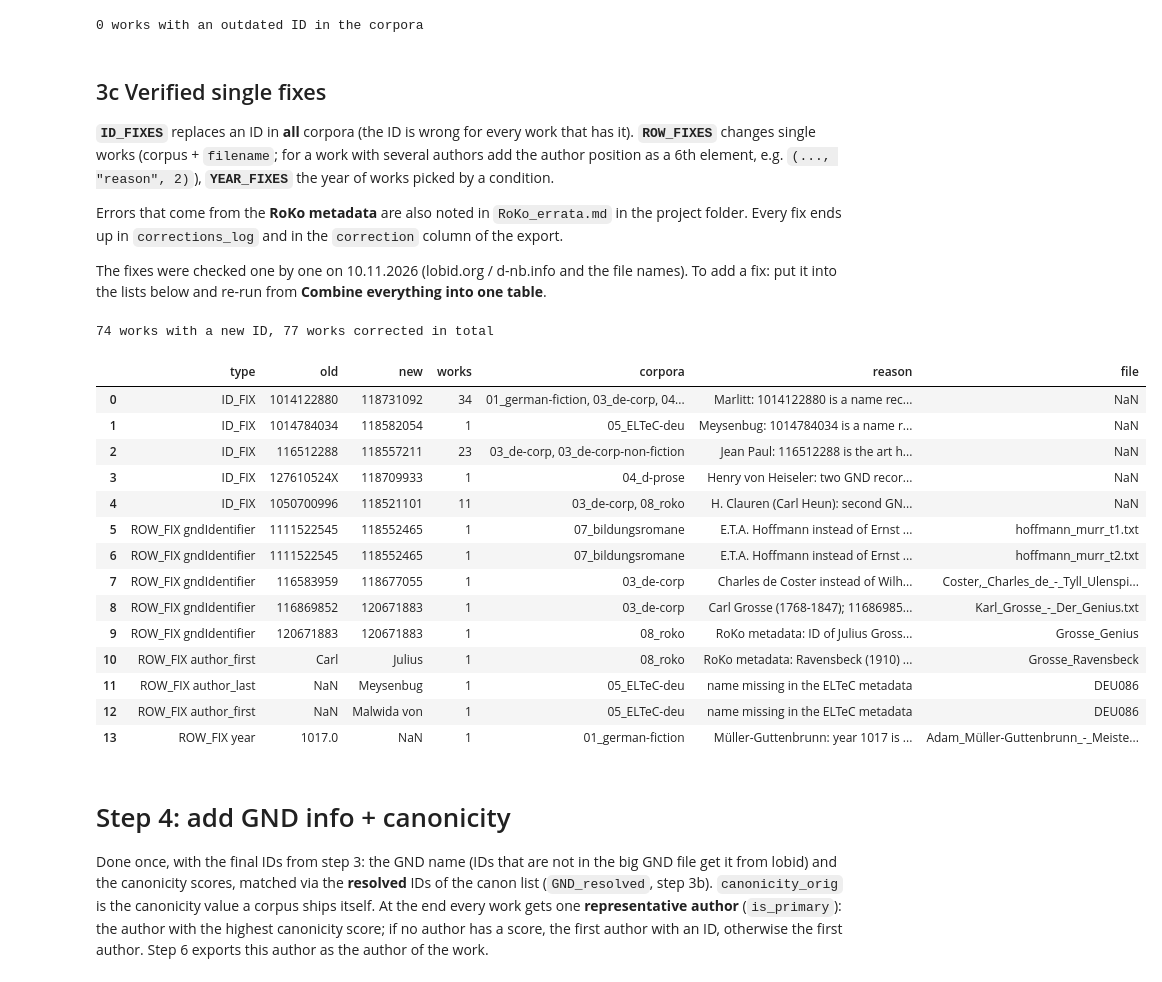
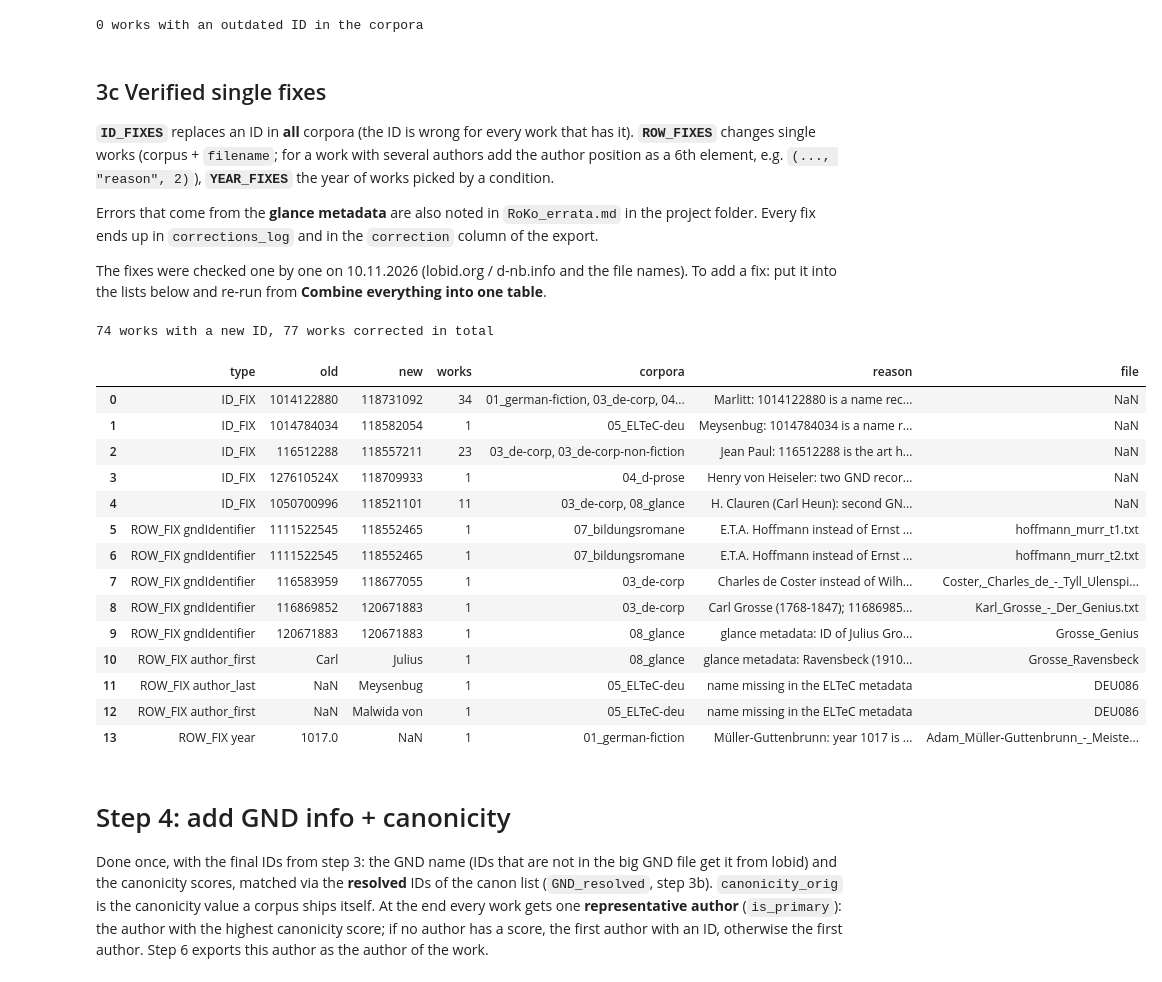
Before and after one commit to MertenKroencke/corpora_and_canonicity, a Jupyter notebook: code/gnd_pipeline.ipynb, the cells around one changed output. Cells and saved outputs as stored; diff of their text form; code cells hidden in the pictures.

Commit message:
update glance corpus name, added figure notebook and figures

```diff
--- a/code/gnd_pipeline.ipynb
+++ b/code/gnd_pipeline.ipynb
@@ -205,7 +205,7 @@ LEADING_PARTICLES = {"von", "vom", "van", "zu", "zur", "zum", "de", "der", "den"
 d_prose_raw = pd.read_csv(RAW / "04_d-prose_V2_norm_year.csv", sep=";", encoding="utf-8-sig", dtype=str)
 
 def particle_to_first(first, last):
-    """'Marie' / 'von Ebner-Eschenbach' -> 'Ebner-Eschenbach' / 'Marie von' (same convention as the RoKo / 19C names)"""
+    """'Marie' / 'von Ebner-Eschenbach' -> 'Ebner-Eschenbach' / 'Marie von' (same convention as the glance / 19C names)"""
     words = last.split()
     n = 0
     while n < len(words) - 1 and words[n].lower() in LEADING_PARTICLES:
@@ -318,17 +318,17 @@ print(len(bild), "works,", bild["filename"].isna().sum(), "without full text,",
 # %%
-roko_raw = pd.read_csv(RAW / "08_metadata.csv", dtype={"author_gnd_id": str})
-name_parts = roko_raw["author"].str.strip().str.partition(",")        # 'Alexis, Willibald'; 'Novalis'
-roko = pd.DataFrame({
+glance_raw = pd.read_csv(RAW / "08_metadata.csv", dtype={"author_gnd_id": str})
+name_parts = glance_raw["author"].str.strip().str.partition(",")        # 'Alexis, Willibald'; 'Novalis'
+glance = pd.DataFrame({
     "author_last": name_parts[0].str.strip(),
     # 'Ompteda, Georg, Freiherr von' -> 'Georg Freiherr von'
     "author_first": name_parts[2].str.replace(",", "", regex=False).str.strip().replace("", np.nan),
-    "title": roko_raw["title"],
-    "year": roko_raw["year"],
-    "filename": roko_raw["id"],                       # corpus ID ('filename_orig' = name in the source repo)
-    "gndIdentifier": roko_raw["author_gnd_id"].str.strip(),
+    "title": glance_raw["title"],
+    "year": glance_raw["year"],
+    "filename": glance_raw["id"],                       # corpus ID ('filename_orig' = name in the source repo)
+    "gndIdentifier": glance_raw["author_gnd_id"].str.strip(),
 })
-roko["gnd_match_status"] = np.where(roko["gndIdentifier"].notna(), "provided_in_metadata", None)
-print(len(roko), "works,", roko["gndIdentifier"].notna().sum(), "with ID from the metadata")
+glance["gnd_match_status"] = np.where(glance["gndIdentifier"].notna(), "provided_in_metadata", None)
+print(len(glance), "works,", glance["gndIdentifier"].notna().sum(), "with ID from the metadata")
 # %% [output]
 1834 works, 1833 with ID from the metadata
 # %% [markdown]
@@ -704,7 +704,7 @@ corpora = {
     "05_ELTeC-deu": eltec,
     "06_romane-der-romantik": roro,
     "07_bildungsromane": bild,
-    "08_roko": roko,
+    "08_glance": glance,
     "09_ecocor": eco,
     "10_19C-prose": prose,
     "11_dta-belletristik": dta,
@@ -922,7 +922,7 @@ fill = (all_works["gndIdentifier"].isna() & all_works["author_key"].isin(fill_id
         & ~all_works["gnd_match_status"].isin(SKIP_STATUS))
 from_pref = all_works["author_key"].isin(pref_id.index)
 all_works.loc[fill, "gndIdentifier"] = all_works.loc[fill, "author_key"].map(fill_id)
-all_works.loc[fill, "gnd_match_status"] = np.where(from_pref[fill], "filled_from_roko", "filled_from_other_corpus")
+all_works.loc[fill, "gnd_match_status"] = np.where(from_pref[fill], "filled_from_glance", "filled_from_other_corpus")
 
 print(fill.sum(), "works filled,", all_works.loc[fill, "author_key"].nunique(), "authors")
 log_step("2b other corpora")
@@ -1602,7 +1602,7 @@ print(moved.sum(), "works with an outdated ID in the corpora")
 **`ID_FIXES`** replaces an ID in **all** corpora (the ID is wrong for every work that has it).
 **`ROW_FIXES`** changes single works (corpus + `filename`; for a work with several authors add the author position as a 6th element, e.g. `(..., "reason", 2)`), **`YEAR_FIXES`** the year of works picked by a condition.
 
-Errors that come from the **RoKo metadata** are also noted in `RoKo_errata.md` in the project folder.
+Errors that come from the **glance metadata** are also noted in `RoKo_errata.md` in the project folder.
 Every fix ends up in `corrections_log` and in the `correction` column of the export.
 
 The fixes were checked one by one on 10.11.2026 (lobid.org / d-nb.info and the file names).
@@ -1631,10 +1631,10 @@ ROW_FIXES = [
      "gndIdentifier", "118677055", "Charles de Coster instead of Wilhelm Fischer (error in MANUAL_IDS)"),
     ("03_de-corp", "Karl_Grosse_-_Der_Genius.txt", "gndIdentifier", "120671883",
      "Carl Grosse (1768-1847); 116869852 is Karl Grosse (1804-1885)"),
-    ("08_roko", "Grosse_Genius", "gndIdentifier", "120671883",
-     "RoKo metadata: ID of Julius Grosse instead of Carl Grosse"),
-    ("08_roko", "Grosse_Ravensbeck", "author_first", "Julius",
-     "RoKo metadata: Ravensbeck (1910) is by Julius Grosse, not Carl Grosse (the ID was correct)"),
+    ("08_glance", "Grosse_Genius", "gndIdentifier", "120671883",
+     "glance metadata: ID of Julius Grosse instead of Carl Grosse"),
+    ("08_glance", "Grosse_Ravensbeck", "author_first", "Julius",
+     "glance metadata: Ravensbeck (1910) is by Julius Grosse, not Carl Grosse (the ID was correct)"),
     ("05_ELTeC-deu", "DEU086", "author_last", "Meysenbug", "name missing in the ELTeC metadata"),
     ("05_ELTeC-deu", "DEU086", "author_first", "Malwida von", "name missing in the ELTeC metadata"),
 ]
@@ -1664,40 +1664,40 @@ for corpus, fn, col, val, why, *pos in ROW_FIXES:
     assert m.sum() == 1, f"not found (or not unique): {corpus} / {fn} (work with several authors? add the author position as 6th element)"
     old = all_works.loc[m, col].iloc[0]
     all_works.loc[m, col] = val
     note(m, why)
     log_rows.append({"type": f"ROW_FIX {col}", "old": old, "new": val, "works": 1, "corpora": corpus,
                      "file": fn, "reason": why})
 
 for corpus, cond, val, why in YEAR_FIXES:
     m = all_works["corpus"].eq(corpus) & cond(all_works)
     old = ", ".join(map(str, all_works.loc[m, "year"].unique()))
     all_works.loc[m, "year"] = val
     note(m, why)
     log_rows.append({"type": "ROW_FIX year", "old": old, "new": val, "works": int(m.sum()), "corpora": corpus,
                      "file": "; ".join(all_works.loc[m, "filename"].astype(str)), "reason": why})
 
 # every work whose ID changed (redirect or fix) is marked in the status column
 changed = all_works["gndIdentifier"].fillna("") != all_works["gndIdentifier_orig"].fillna("")
 all_works.loc[changed, "gnd_match_status"] = "corrected"
 all_works["author_key"] = author_key(all_works["author_last"], all_works["author_first"])   # names may have changed
 
 corrections_log = pd.DataFrame(log_rows)
 print(changed.sum(), "works with a new ID,", all_works["correction"].notna().sum(), "works corrected in total")
 corrections_log
 # %% [output]
 74 works with a new ID, 77 works corrected in total
 |  | type | old | new | works | corpora | reason | file |
 | 0 | ID_FIX | 1014122880 | 118731092 | 34 | 01_german-fiction, 03_de-corp, 04... | Marlitt: 1014122880 is a name rec... | NaN |
 | 1 | ID_FIX | 1014784034 | 118582054 | 1 | 05_ELTeC-deu | Meysenbug: 1014784034 is a name r... | NaN |
 | 2 | ID_FIX | 116512288 | 118557211 | 23 | 03_de-corp, 03_de-corp-non-fiction | Jean Paul: 116512288 is the art h... | NaN |
 | 3 | ID_FIX | 127610524X | 118709933 | 1 | 04_d-prose | Henry von Heiseler: two GND recor... | NaN |
-| 4 | ID_FIX | 1050700996 | 118521101 | 11 | 03_de-corp, 08_roko | H. Clauren (Carl Heun): second GN... | NaN |
+| 4 | ID_FIX | 1050700996 | 118521101 | 11 | 03_de-corp, 08_glance | H. Clauren (Carl Heun): second GN... | NaN |
 | 5 | ROW_FIX gndIdentifier | 1111522545 | 118552465 | 1 | 07_bildungsromane | E.T.A. Hoffmann instead of Ernst ... | hoffmann_murr_t1.txt |
 | 6 | ROW_FIX gndIdentifier | 1111522545 | 118552465 | 1 | 07_bildungsromane | E.T.A. Hoffmann instead of Ernst ... | hoffmann_murr_t2.txt |
 | 7 | ROW_FIX gndIdentifier | 116583959 | 118677055 | 1 | 03_de-corp | Charles de Coster instead of Wilh... | Coster,_Charles_de_-_Tyll_Ulenspi... |
 | 8 | ROW_FIX gndIdentifier | 116869852 | 120671883 | 1 | 03_de-corp | Carl Grosse (1768-1847); 11686985... | Karl_Grosse_-_Der_Genius.txt |
-| 9 | ROW_FIX gndIdentifier | 120671883 | 120671883 | 1 | 08_roko | RoKo metadata: ID of Julius Gross... | Grosse_Genius |
-| 10 | ROW_FIX author_first | Carl | Julius | 1 | 08_roko | RoKo metadata: Ravensbeck (1910) ... | Grosse_Ravensbeck |
+| 9 | ROW_FIX gndIdentifier | 120671883 | 120671883 | 1 | 08_glance | glance metadata: ID of Julius Gro... | Grosse_Genius |
+| 10 | ROW_FIX author_first | Carl | Julius | 1 | 08_glance | glance metadata: Ravensbeck (1910... | Grosse_Ravensbeck |
 | 11 | ROW_FIX author_last | NaN | Meysenbug | 1 | 05_ELTeC-deu | name missing in the ELTeC metadata | DEU086 |
 | 12 | ROW_FIX author_first | NaN | Malwida von | 1 | 05_ELTeC-deu | name missing in the ELTeC metadata | DEU086 |
 | 13 | ROW_FIX year | 1017.0 | NaN | 1 | 01_german-fiction | Müller-Guttenbrunn: year 1017 is ... | Adam_Müller-Guttenbrunn_-_Meiste... |
```
Also changed, not shown: parts of 10 cells of this notebook, 21 other files.
